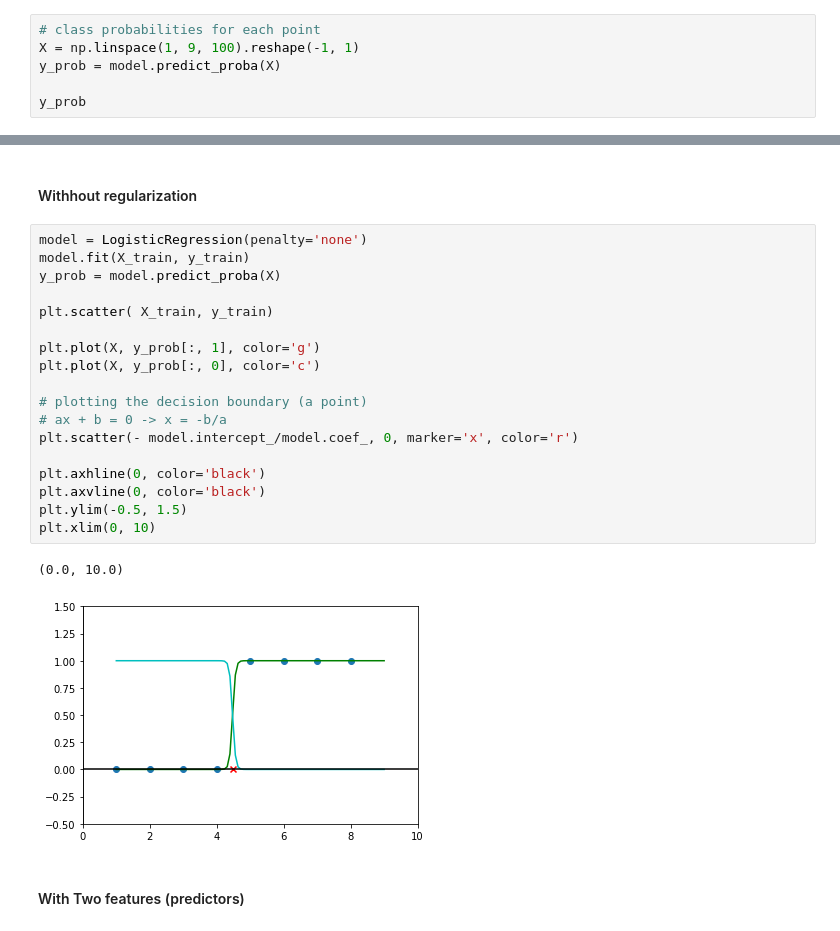
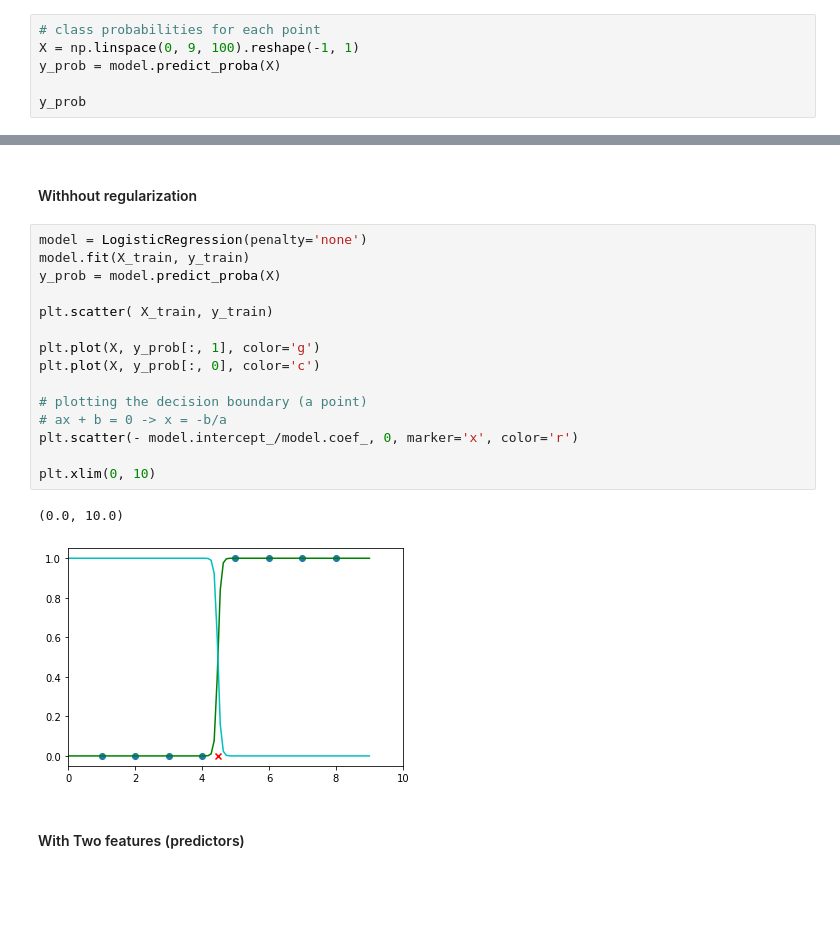
Before and after one commit to vvaezian/Data-Science-Fundamentals, a Jupyter notebook: misc/Logistic Regression.ipynb, the cells around one changed output, grey strips where cells are left out. Drawn from its saved outputs; the diff is of its cells as text; blank space fills up the shorter version.

```diff
--- a/misc/Logistic Regression.ipynb
+++ b/misc/Logistic Regression.ipynb
@@ -14,7 +14,7 @@ model.predict([[5]])
 array([1])
 # %%
 # class probabilities for each point
-X = np.linspace(1, 9, 100).reshape(-1, 1)
+X = np.linspace(0, 9, 100).reshape(-1, 1)
 y_prob = model.predict_proba(X)
 
 y_prob
@@ -58,24 +54,21 @@ plt.xlim(0, 10)
 # %%
 model = LogisticRegression(penalty='none')
 model.fit(X_train, y_train)
 y_prob = model.predict_proba(X)
 
 plt.scatter( X_train, y_train)
 
 plt.plot(X, y_prob[:, 1], color='g')
 plt.plot(X, y_prob[:, 0], color='c')
 
 # plotting the decision boundary (a point)
 # ax + b = 0 -> x = -b/a
 plt.scatter(- model.intercept_/model.coef_, 0, marker='x', color='r')
 
-plt.axhline(0, color='black')
-plt.axvline(0, color='black')
-plt.ylim(-0.5, 1.5)
 plt.xlim(0, 10)
 # %% [output]
 (0.0, 10.0)
-[figure, old version]
+[figure, new version]
 # %% [markdown]
 #### With Two features (predictors)
 # %%
```
Also changed, not shown: parts of 2 cells of this notebook.
